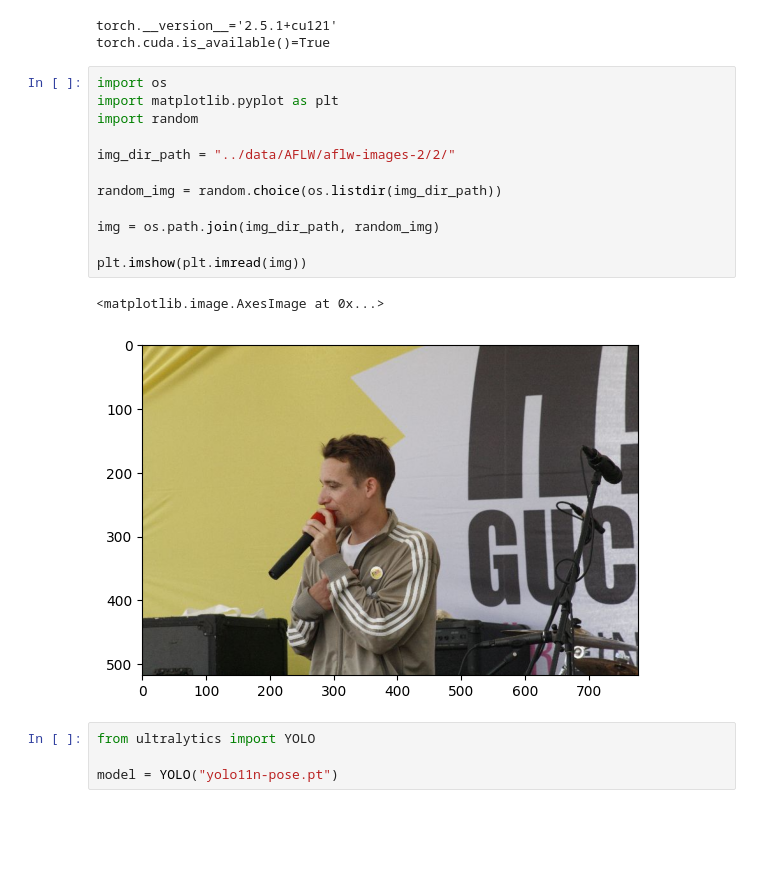
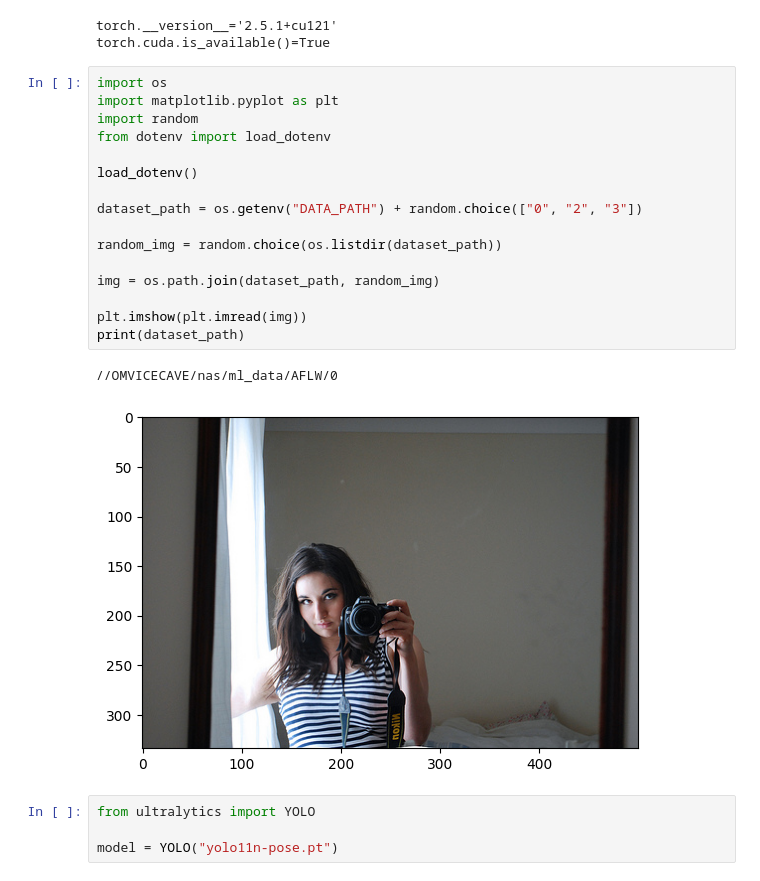
Before and after one commit to Zeepat/face-keypoint-detection, a Jupyter notebook: isaktest/dataloader.ipynb, the cells around one changed output. Cells and saved outputs as stored; diff of their text form; blank space fills up the shorter version.

Commit message:
data loaded through NAS

```diff
--- a/isaktest/dataloader.ipynb
+++ b/isaktest/dataloader.ipynb
@@ -9,18 +9,22 @@ torch.cuda.is_available()=True
 # %%
 import os
 import matplotlib.pyplot as plt
 import random
+from dotenv import load_dotenv
 
-img_dir_path = "../data/AFLW/aflw-images-2/2/"
+load_dotenv()
 
-random_img = random.choice(os.listdir(img_dir_path))
+dataset_path = os.getenv("DATA_PATH") + random.choice(["0", "2", "3"])
 
-img = os.path.join(img_dir_path, random_img)
+random_img = random.choice(os.listdir(dataset_path))
+
+img = os.path.join(dataset_path, random_img)
 
 plt.imshow(plt.imread(img))
+print(dataset_path)
 # %% [output]
-<matplotlib.image.AxesImage at 0x...>
+//OMVICECAVE/nas/ml_data/AFLW/0
-[figure, old version]
+[figure, new version]
 # %%
 from ultralytics import YOLO
 
```
Also changed, not shown: parts of 1 cell of this notebook, 1 other file.
